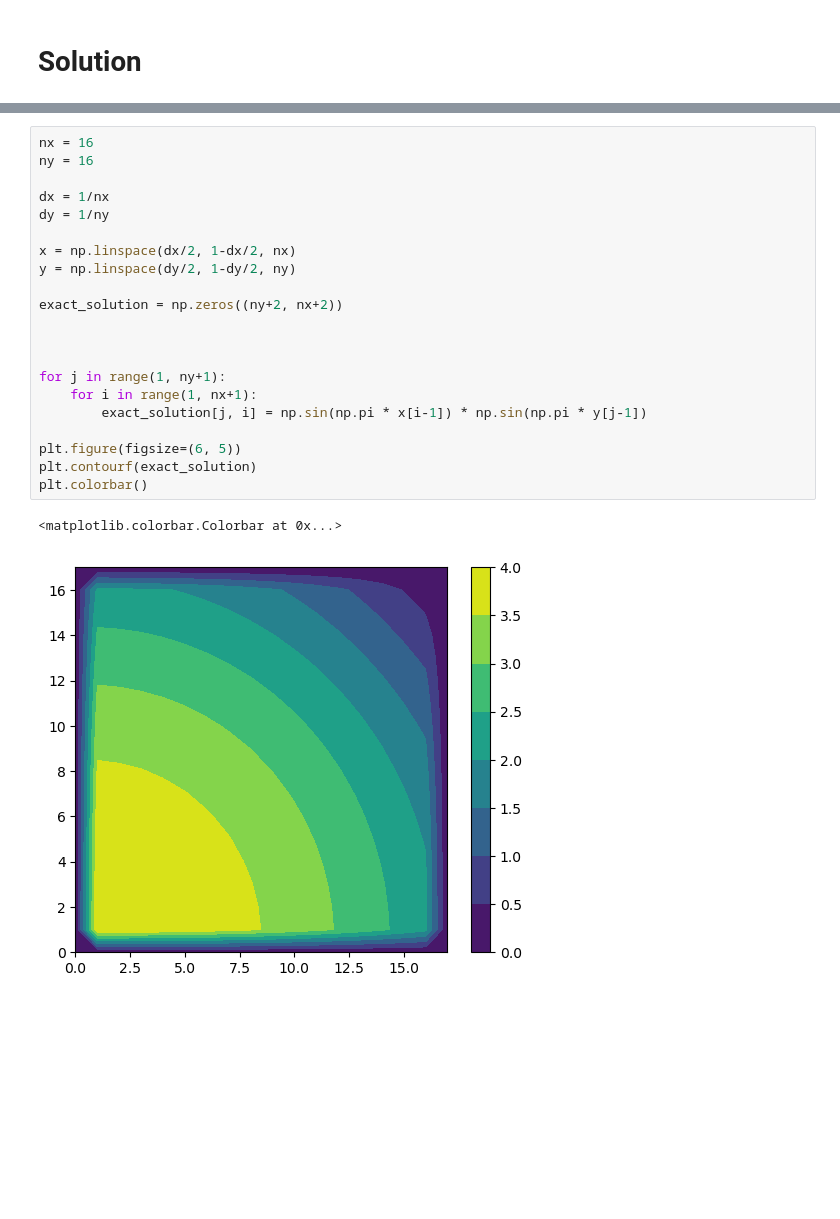
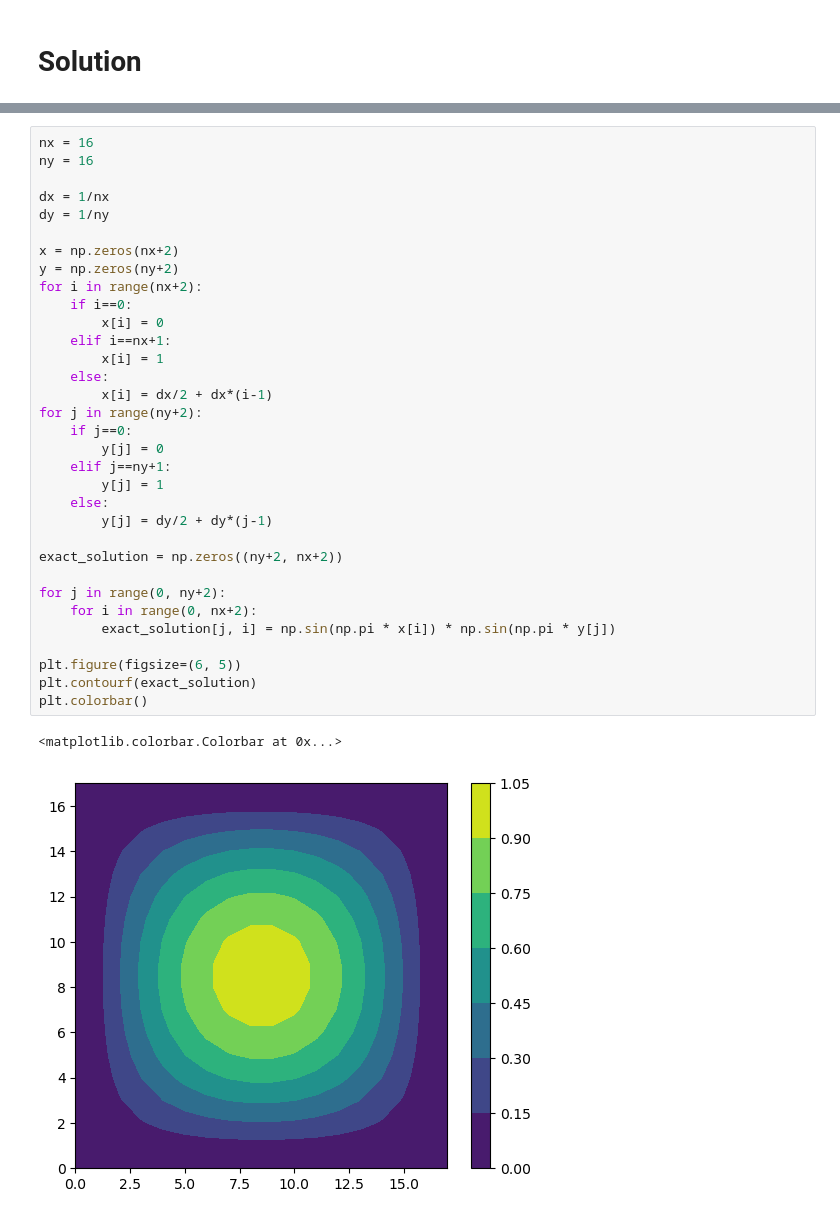
Before and after one commit to dontempty/PaScaL_TDMA_lab, a Jupyter notebook: examples_lab/lab.ipynb, the cells around one changed output, grey strips where cells are left out. Cells and saved outputs as stored; diff of their text form; blank space fills up the shorter version.

```diff
--- a/examples_lab/lab.ipynb
+++ b/examples_lab/lab.ipynb
@@ -309,24 +304,36 @@ plt.colorbar()
 # %%
 nx = 16
 ny = 16
 
 dx = 1/nx
 dy = 1/ny
 
-x = np.linspace(dx/2, 1-dx/2, nx)
-y = np.linspace(dy/2, 1-dy/2, ny)
+x = np.zeros(nx+2)
+y = np.zeros(ny+2)
+for i in range(nx+2):
+    if i==0:
+        x[i] = 0
+    elif i==nx+1:
+        x[i] = 1
+    else:
+        x[i] = dx/2 + dx*(i-1)
+for j in range(ny+2):
+    if j==0:
+        y[j] = 0
+    elif j==ny+1:
+        y[j] = 1
+    else:
+        y[j] = dy/2 + dy*(j-1)
 
 exact_solution = np.zeros((ny+2, nx+2))
 
-
-
-for j in range(1, ny+1):
-    for i in range(1, nx+1):
-        exact_solution[j, i] = np.sin(np.pi * x[i-1]) * np.sin(np.pi * y[j-1])
+for j in range(0, ny+2):
+    for i in range(0, nx+2):
+        exact_solution[j, i] = np.sin(np.pi * x[i]) * np.sin(np.pi * y[j])
 
 plt.figure(figsize=(6, 5))
 plt.contourf(exact_solution)
 plt.colorbar()
 # %% [output]
 <matplotlib.colorbar.Colorbar at 0x...>
-[figure, old version]
+[figure, new version]
```
Also changed, not shown: parts of 3 cells of this notebook, 7 other files.
